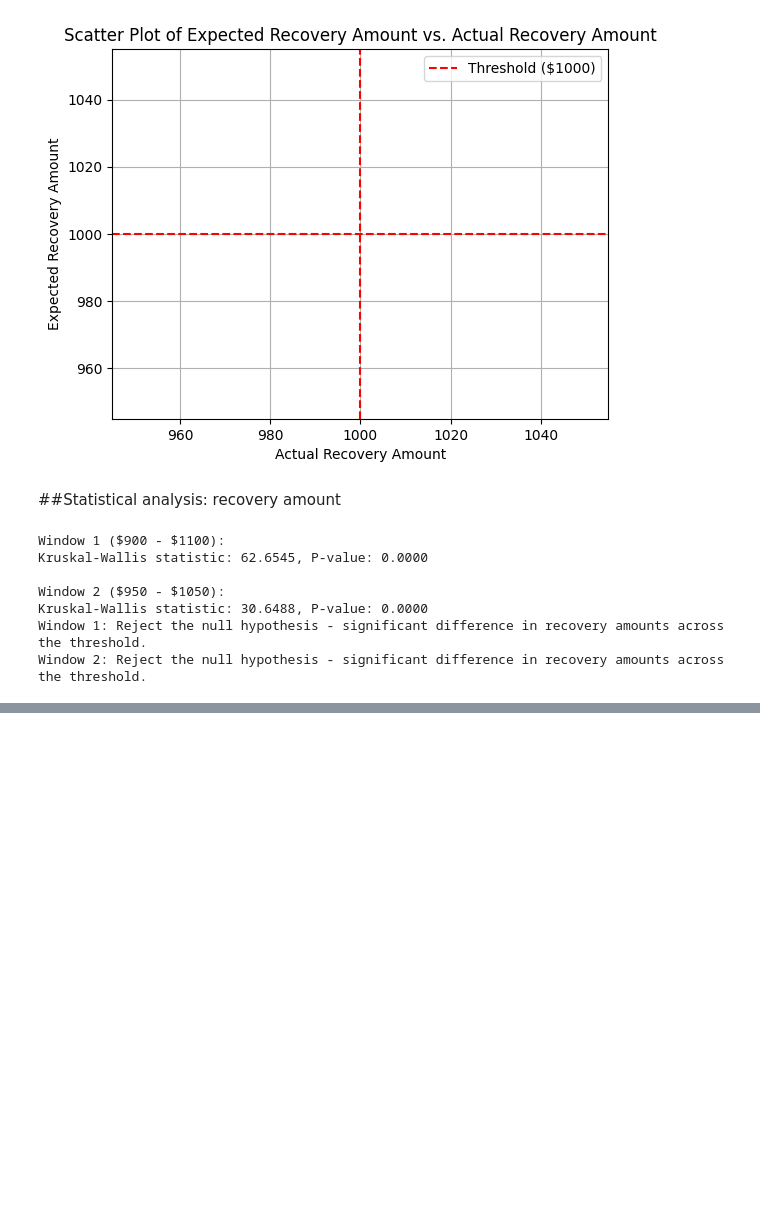
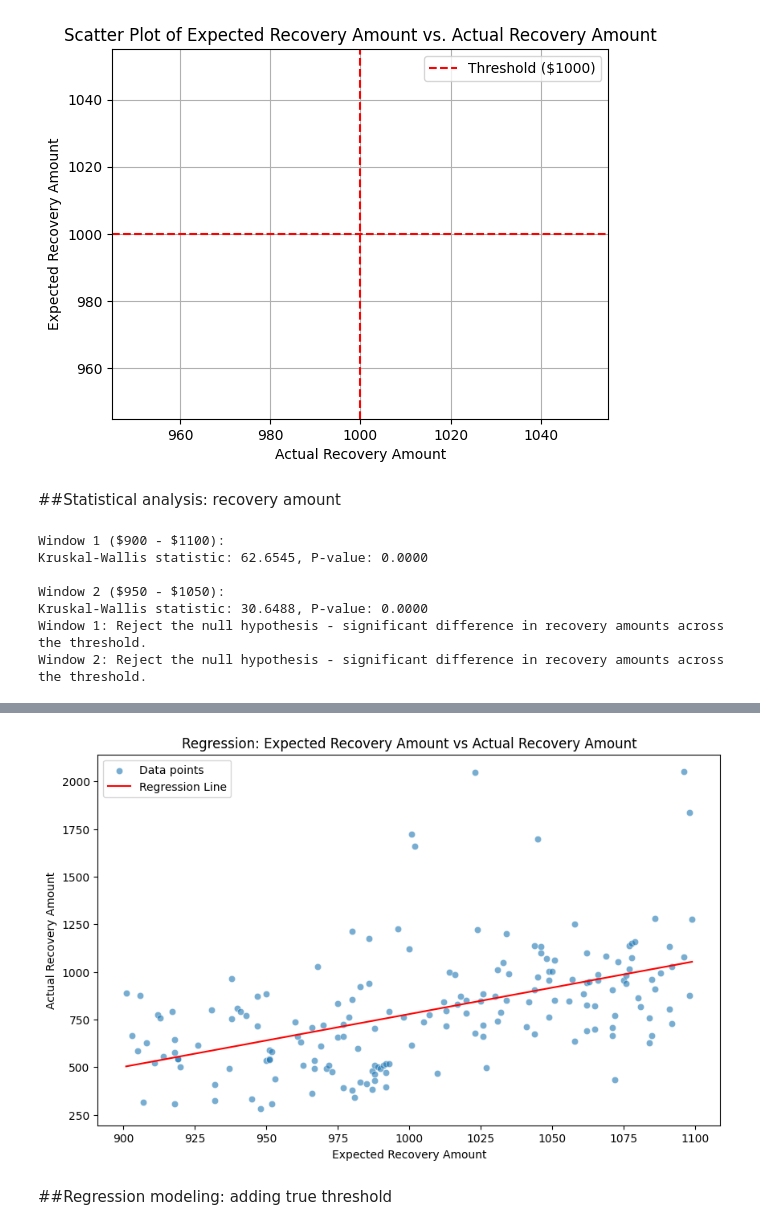
Before and after one commit to Technocolabs100/Debt-Recovery-for-Bank-Collection-Using-Regression-Discontinuity, a Jupyter notebook: task1.ipynb, the cells around one changed output, grey strips where cells are left out. Saved outputs shown, nothing was run; the diff lists cells and outputs as text; code cells hidden in the pictures; blank space fills up the shorter version.

```diff
--- a/task1.ipynb
+++ b/task1.ipynb
@@ -321,0 +325,16 @@ Window 2: Reject the null hypothesis - significant difference in recovery amount
+# %%
+# Filter the data for expected recovery amounts between $900 and $1100
+filtered_data = df[(df['expected_recovery_amount'] > 900) & (df['expected_recovery_amount'] < 1100)]
+
+# Define the independent variable (Expected Recovery Amount) and dependent variable (Actual Recovery Amount)
+X = filtered_data['expected_recovery_amount']
+y = filtered_data['actual_recovery_amount']
+# %%
+# Add a constant to the independent variable (for the intercept)
+X_with_constant = sm.add_constant(X)
+
+# Build the linear regression model
+model = sm.OLS(y, X_with_constant).fit()
+
+# Print the summary of the model
+print(model.summary())
@@ -321,0 +359,18 @@ Window 2: Reject the null hypothesis - significant difference in recovery amount
+# %%
+# Scatter plot with regression line
+plt.figure(figsize=(10, 6))
+sns.scatterplot(x=X, y=y, alpha=0.6, label="Data points")
+sns.lineplot(x=X, y=model.fittedvalues, color='red', label="Regression Line")
+
+# Add labels and title
+plt.title('Regression: Expected Recovery Amount vs Actual Recovery Amount')
+plt.xlabel('Expected Recovery Amount')
+plt.ylabel('Actual Recovery Amount')
+plt.legend()
+
+# Show plot
+plt.show()
+# %% [output]
+[figure, added]
+# %% [markdown]
+##Regression modeling: adding true threshold
```
Also changed, not shown: parts of 10 cells of this notebook.
